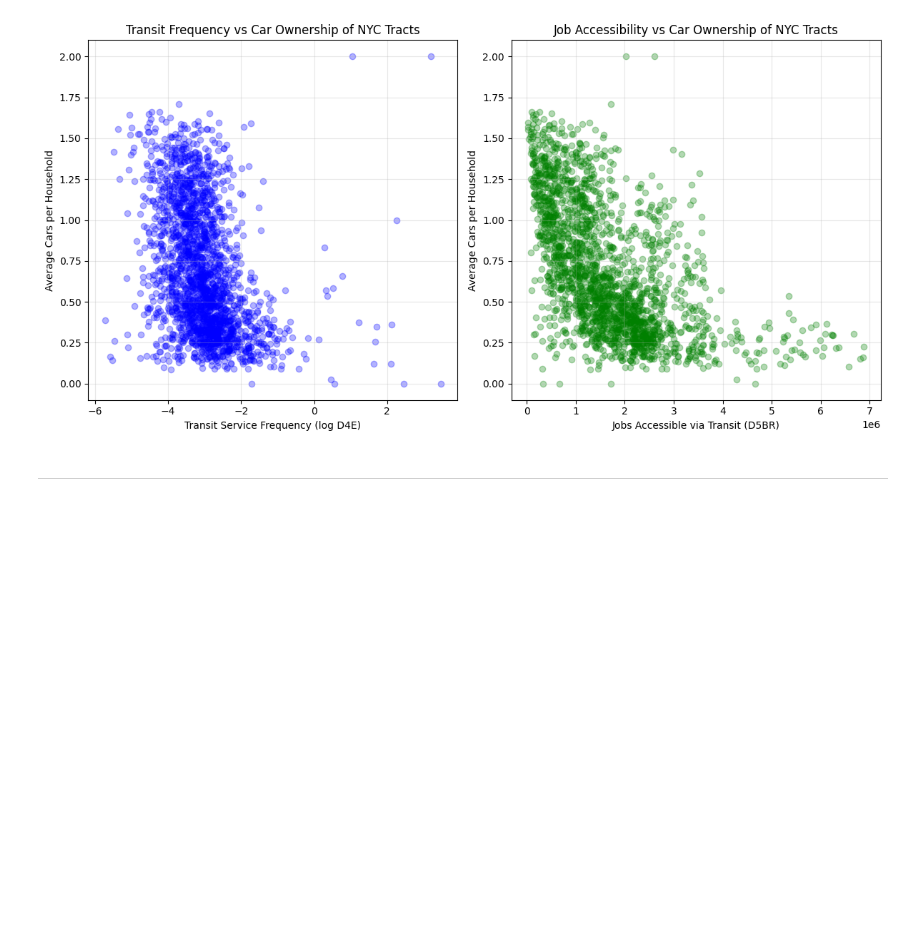
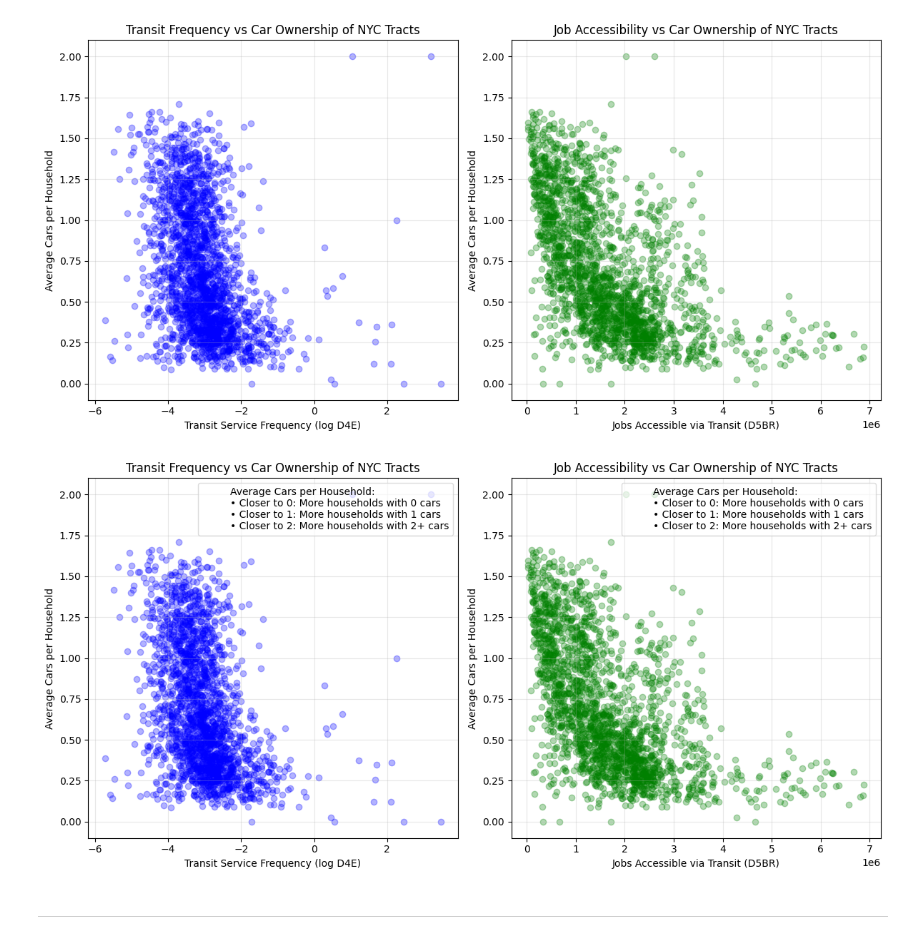
Before and after one commit to cc2524-2109/INFO-3130---Final-Project, a Jupyter notebook: Connie/Supplement_Notebook.ipynb, the cells around one changed output. Cells and saved outputs as stored; diff of their text form; code cells hidden in the pictures; blank space fills up the shorter version.

```diff
--- a/Connie/Supplement_Notebook.ipynb
+++ b/Connie/Supplement_Notebook.ipynb
@@ -153,6 +150,40 @@ plt.tight_layout()
 plt.show()
 # %% [output]
 [figure]
+# %%
+# Create figure
+plt.figure(figsize=(12, 6))
+
+# First plot: Transit Frequency vs Car Ownership
+plt.subplot(1, 2, 1)
+plt.scatter(np.log(filtered_q1_df['D4E']), filtered_q1_df['Avg_Cars'], alpha=0.3, color='blue')
+plt.title('Transit Frequency vs Car Ownership of NYC Tracts')
+plt.xlabel('Transit Service Frequency (log D4E)')
+plt.ylabel('Average Cars per Household')
+plt.grid(True, alpha=0.3)
+
+# Add custom legend for Average Cars explanation
+legend_text = 'Average Cars per Household:\n• Closer to 0: More households with 0 cars\n• Closer to 1: More households with 1 cars\n• Closer to 2: More households with 2+ cars'
+proxy_artist = plt.Line2D([0], [0], linestyle='none', marker='none', label=legend_text)
+plt.legend(handles=[proxy_artist], loc='upper right', framealpha=0.7)
+
+# Second plot: Job Accessibility vs Car Ownership
+plt.subplot(1, 2, 2)
+plt.scatter(filtered_q1_df['D5BR'], filtered_q1_df['Avg_Cars'], alpha=0.3, color='green')
+plt.title('Job Accessibility vs Car Ownership of NYC Tracts')
+plt.xlabel('Jobs Accessible via Transit (D5BR)')
+plt.ylabel('Average Cars per Household')
+plt.grid(True, alpha=0.3)
+
+# Add custom legend for Average Cars explanation
+legend_text = 'Average Cars per Household:\n• Closer to 0: More households with 0 cars\n• Closer to 1: More households with 1 cars\n• Closer to 2: More households with 2+ cars'
+proxy_artist = plt.Line2D([0], [1], linestyle='none', marker='none', label=legend_text)
+plt.legend(handles=[proxy_artist], loc='upper right', framealpha=0.7)
+
+plt.tight_layout()
+plt.show()
+# %% [output]
+[figure, added]
 # %% [markdown]
 
 
```
Also changed, not shown: parts of 12 cells of this notebook, 1 other file.
